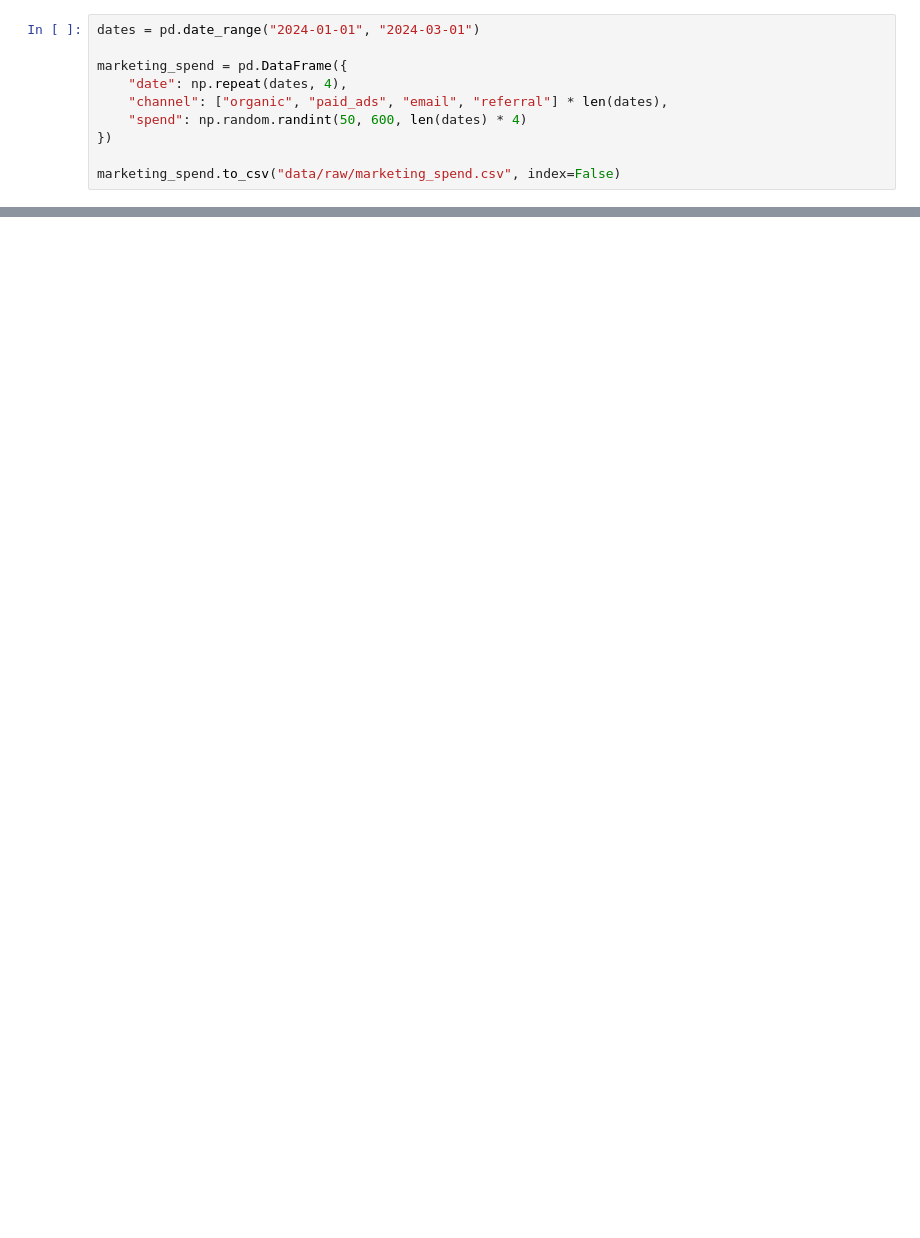
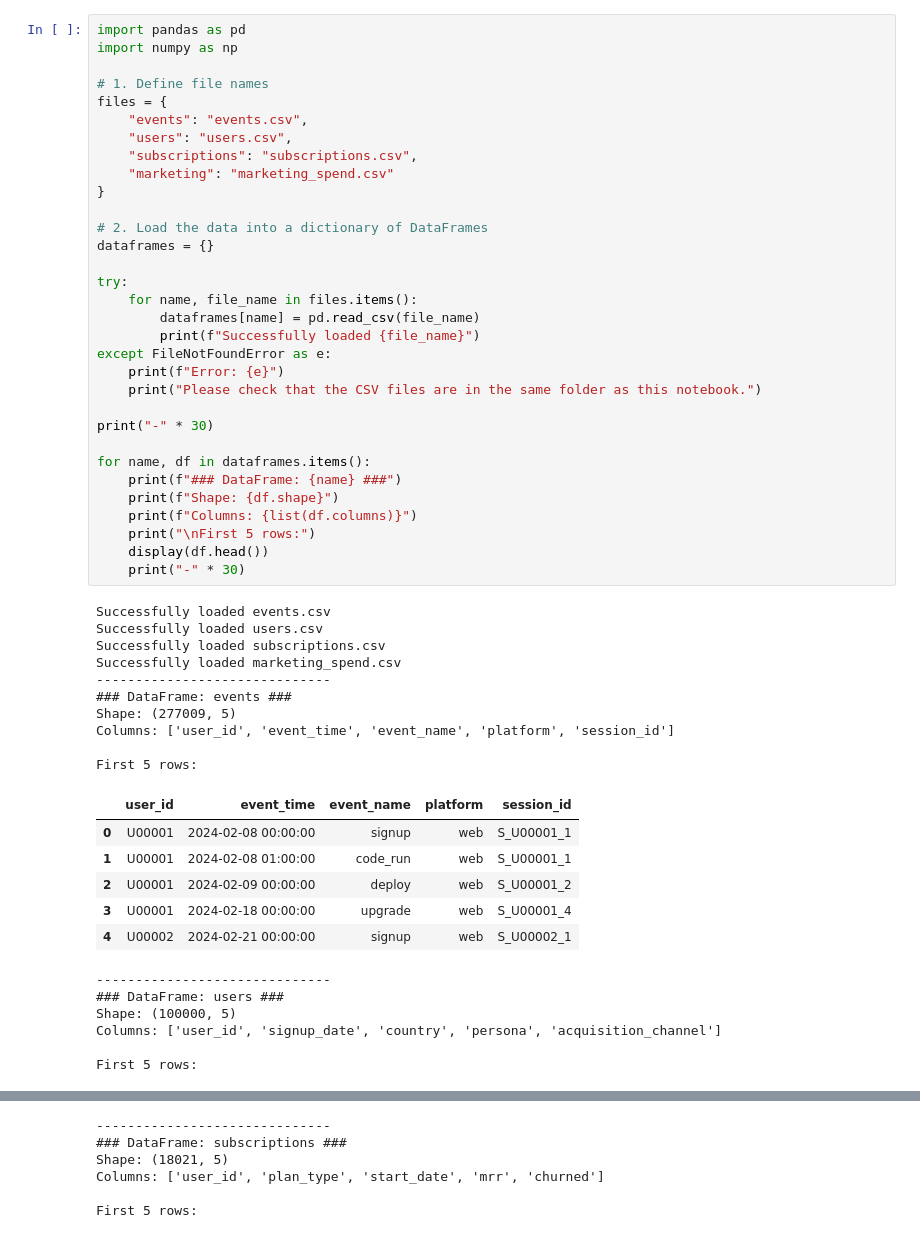
Before and after one commit to CosmicAuchitya/PLG_Funnel_Analysis, a Jupyter notebook: Untitled.ipynb, the cells around one changed output, grey strips where cells are left out. Saved outputs shown, nothing was run; the diff lists cells and outputs as text; blank space fills up the shorter version.

```diff
--- a/Untitled.ipynb
+++ b/Untitled.ipynb
@@ -108,10 +1,55 @@ subscriptions.to_csv("data/raw/subscriptions.csv", index=False)
-# %%
-dates = pd.date_range("2024-01-01", "2024-03-01")
-
-marketing_spend = pd.DataFrame({
-    "date": np.repeat(dates, 4),
-    "channel": ["organic", "paid_ads", "email", "referral"] * len(dates),
-    "spend": np.random.randint(50, 600, len(dates) * 4)
-})
-
-marketing_spend.to_csv("data/raw/marketing_spend.csv", index=False)
+# %%
+import pandas as pd
+import numpy as np
+
+# 1. Define file names
+files = {
+    "events": "events.csv",
+    "users": "users.csv",
+    "subscriptions": "subscriptions.csv",
+    "marketing": "marketing_spend.csv"
+}
+
+# 2. Load the data into a dictionary of DataFrames
+dataframes = {}
+
+try:
+    for name, file_name in files.items():
+        dataframes[name] = pd.read_csv(file_name)
+        print(f"Successfully loaded {file_name}")
+except FileNotFoundError as e:
+    print(f"Error: {e}")
+    print("Please check that the CSV files are in the same folder as this notebook.")
+
+print("-" * 30)
+
+for name, df in dataframes.items():
+    print(f"### DataFrame: {name} ###")
+    print(f"Shape: {df.shape}")
+    print(f"Columns: {list(df.columns)}")
+    print("\nFirst 5 rows:")
+    display(df.head())
+    print("-" * 30)
+# %% [output]
+Successfully loaded events.csv
+Successfully loaded users.csv
+Successfully loaded subscriptions.csv
+Successfully loaded marketing_spend.csv
+------------------------------
+### DataFrame: events ###
+Shape: (277009, 5)
+Columns: ['user_id', 'event_time', 'event_name', 'platform', 'session_id']
+
+First 5 rows:
+|  | user_id | event_time | event_name | platform | session_id |
+| 0 | U00001 | 2024-02-08 00:00:00 | signup | web | S_U00001_1 |
+| 1 | U00001 | 2024-02-08 01:00:00 | code_run | web | S_U00001_1 |
+| 2 | U00001 | 2024-02-09 00:00:00 | deploy | web | S_U00001_2 |
+| 3 | U00001 | 2024-02-18 00:00:00 | upgrade | web | S_U00001_4 |
+| 4 | U00002 | 2024-02-21 00:00:00 | signup | web | S_U00002_1 |
+------------------------------
+### DataFrame: users ###
+Shape: (100000, 5)
+Columns: ['user_id', 'signup_date', 'country', 'persona', 'acquisition_channel']
+
+First 5 rows:
@@ -117,0 +62,6 @@ marketing_spend.to_csv("data/raw/marketing_spend.csv", index=False)
+------------------------------
+### DataFrame: subscriptions ###
+Shape: (18021, 5)
+Columns: ['user_id', 'plan_type', 'start_date', 'mrr', 'churned']
+
+First 5 rows:
```
Also changed, not shown: parts of 13 cells of this notebook.
